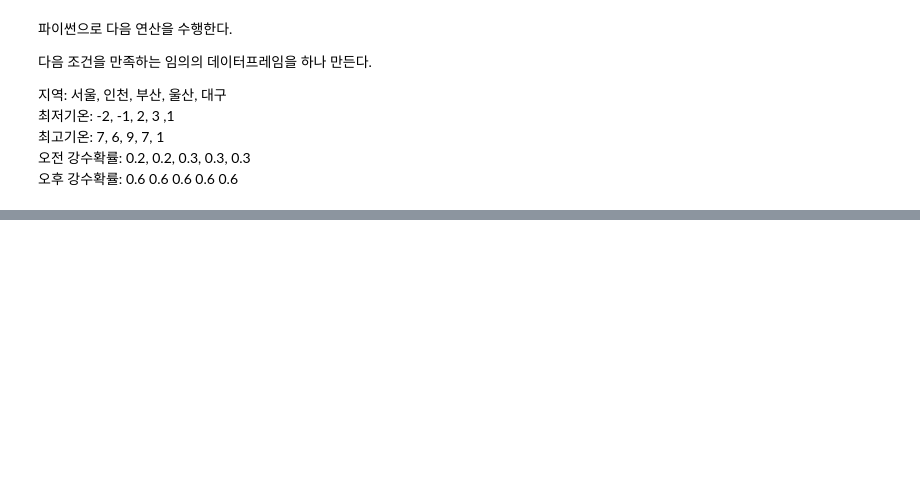
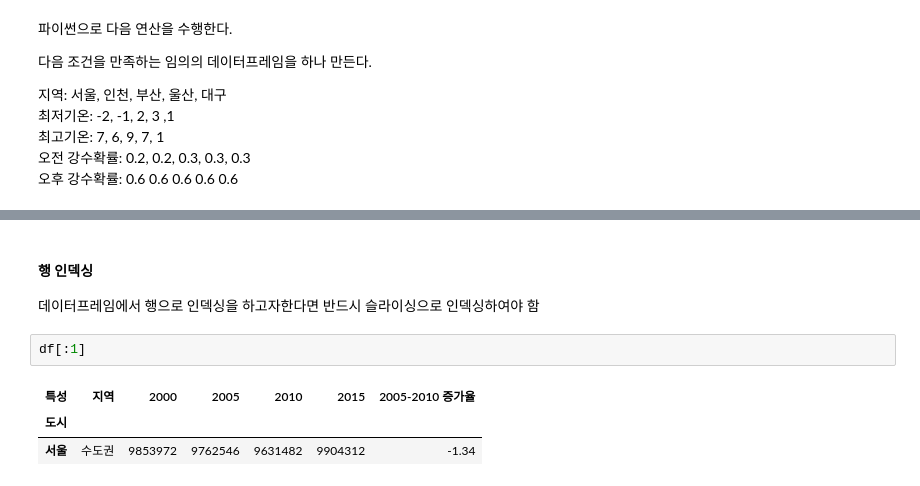
Before and after one commit to DDDDKo/python_study, a Jupyter notebook: pandas_data_analysis/pandas_class.ipynb, the cells around one changed output, grey strips where cells are left out. Cells and saved outputs as stored; diff of their text form; blank space fills up the shorter version.

```diff
--- a/pandas_data_analysis/pandas_class.ipynb
+++ b/pandas_data_analysis/pandas_class.ipynb
@@ -333,0 +330,9 @@ ddf
+# %% [markdown]
+#### 행 인덱싱
+데이터프레임에서 행으로 인덱싱을 하고자한다면 반드시 슬라이싱으로 인덱싱하여야 함
+# %%
+df[:1]
+# %% [output]
+| 특성 | 지역 | 2000 | 2005 | 2010 | 2015 | 2005-2010 증가율 |
+| 도시 |  |  |  |  |  |  |
+| 서울 | 수도권 | 9853972 | 9762546 | 9631482 | 9904312 | -1.34 |
```
Also changed, not shown: parts of 35 cells of this notebook.
